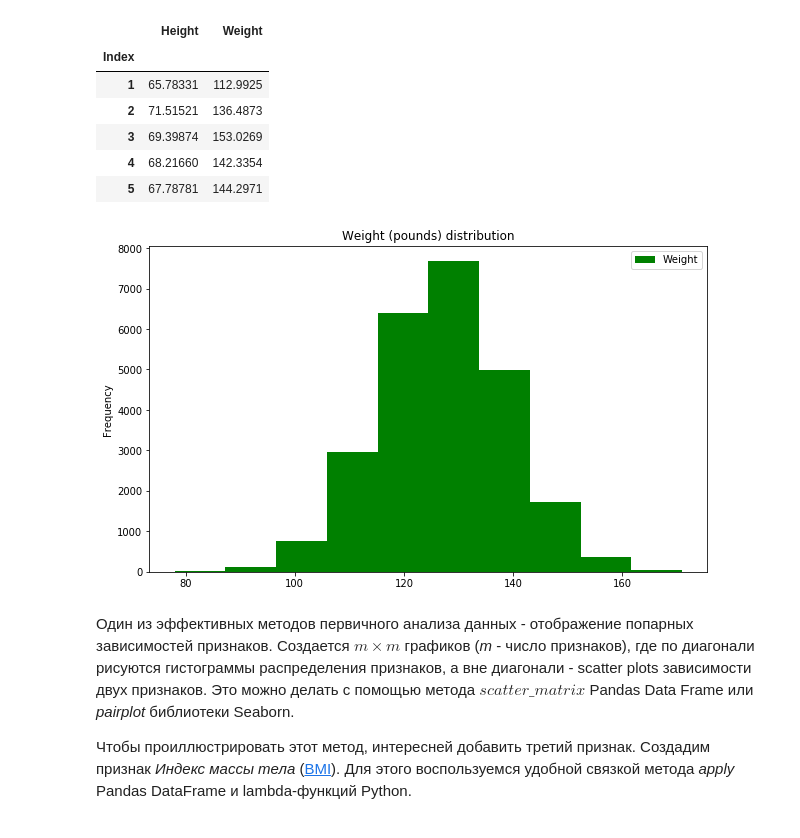
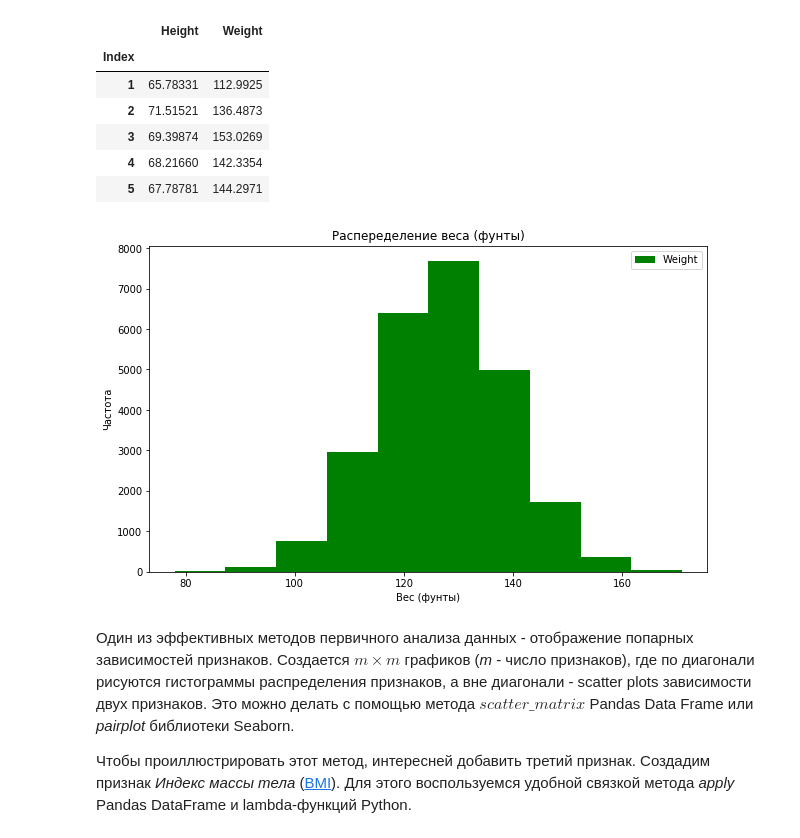
Before and after one commit to SBelousov1985/Machine-learning, a Jupyter notebook: 2. Линейная регрессия/peer_review_linreg_height_weight.ipynb, the cells around one changed output. Drawn from its saved outputs; the diff is of its cells as text; code cells hidden in the pictures.

```diff
--- a/2. Линейная регрессия/peer_review_linreg_height_weight.ipynb
+++ b/2. Линейная регрессия/peer_review_linreg_height_weight.ipynb
@@ -69,10 +71,12 @@ data.head()
 | 5 | 67.78781 | 144.2971 |
 # %%
 # Гистограмма распределения веса.
-data.plot(y='Weight', kind='hist', color='green',  title='Weight (pounds) distribution', figsize=(10, 6))
+ax = data.plot(y='Weight', kind='hist', color='green',  title='Распеределение веса (фунты)', figsize=(10, 6))
+ax.set_xlabel('Вес (фунты)')
+ax.set_ylabel('Частота')
 plt.show()
 # %% [output]
-[figure, old version]
+[figure, new version]
 # %% [markdown]
 Один из эффективных методов первичного анализа данных - отображение попарных зависимостей признаков. Создается $m \times m$ графиков (*m* - число признаков), где по диагонали рисуются гистограммы распределения признаков, а вне диагонали - scatter plots зависимости двух признаков. Это можно делать с помощью метода $scatter\_matrix$ Pandas Data Frame или *pairplot* библиотеки Seaborn.
 
```
Also changed, not shown: parts of 14 cells of this notebook.
